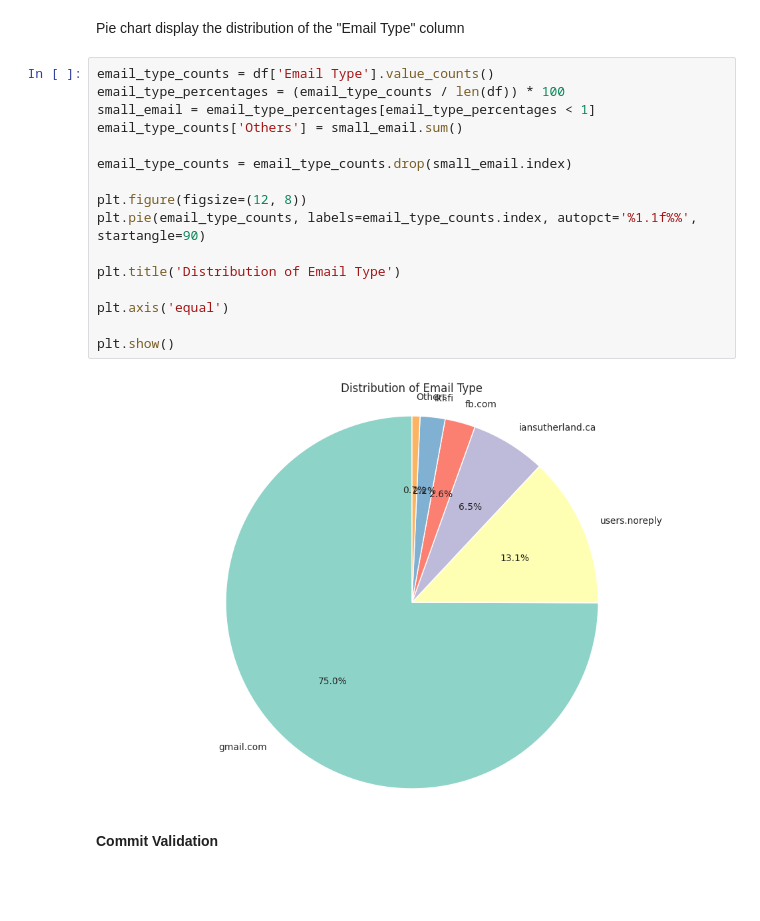
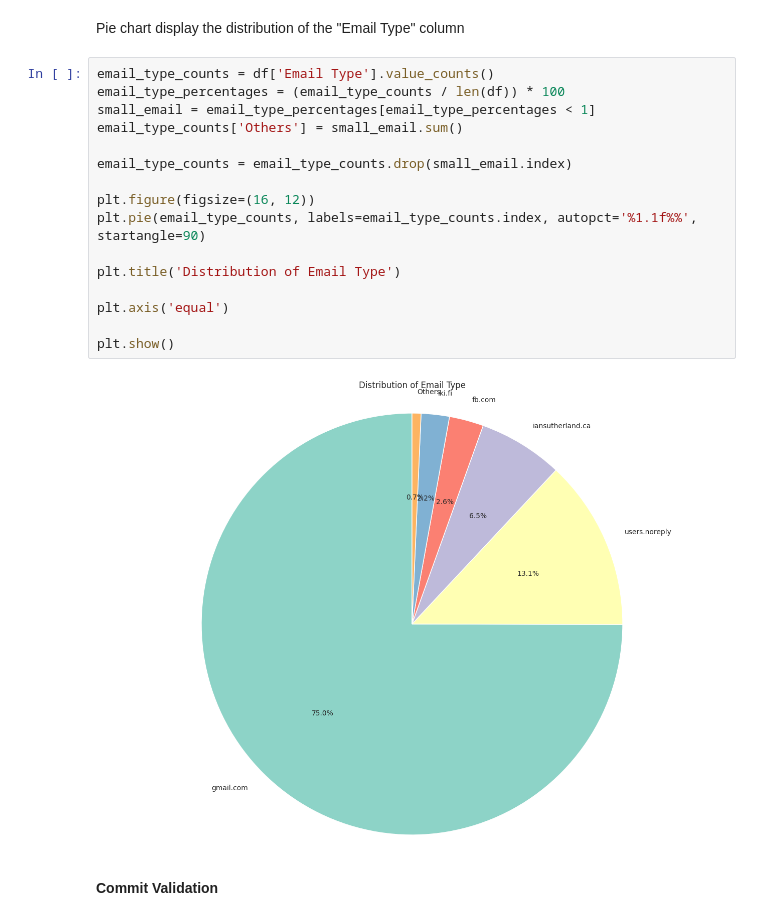
Before and after one commit to VinhPhamAI/Data-Analyst, a Jupyter notebook: Data_Analyst.ipynb, the cells around one changed output. Saved outputs shown, nothing was run; the diff lists cells and outputs as text; blank space fills up the shorter version.

```diff
--- a/Data_Analyst.ipynb
+++ b/Data_Analyst.ipynb
@@ -618,21 +661,21 @@ Pie chart display the distribution of the "Email Type" column
 # %%
 email_type_counts = df['Email Type'].value_counts()
 email_type_percentages = (email_type_counts / len(df)) * 100
 small_email = email_type_percentages[email_type_percentages < 1]
 email_type_counts['Others'] = small_email.sum()
 
 email_type_counts = email_type_counts.drop(small_email.index)
 
-plt.figure(figsize=(12, 8))
+plt.figure(figsize=(16, 12))
 plt.pie(email_type_counts, labels=email_type_counts.index, autopct='%1.1f%%', startangle=90)
 
 plt.title('Distribution of Email Type')
 
 plt.axis('equal')
 
 plt.show()
 # %% [output]
-[figure, old version]
+[figure, new version]
 # %% [markdown]
 **Commit Validation**
 # %%
```
Also changed, not shown: parts of 14 cells of this notebook.
